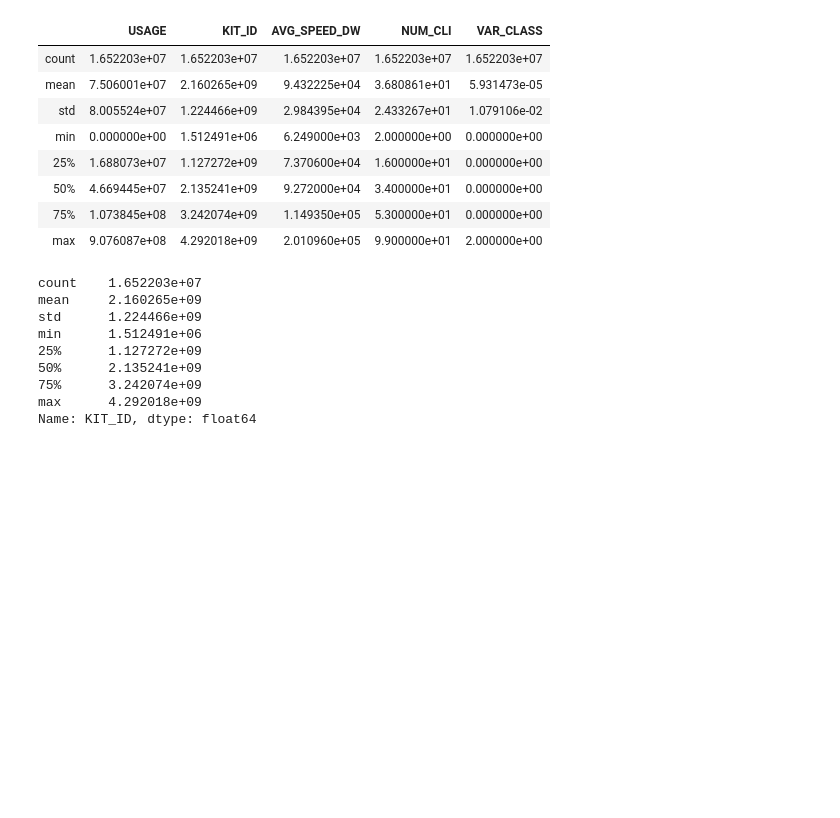
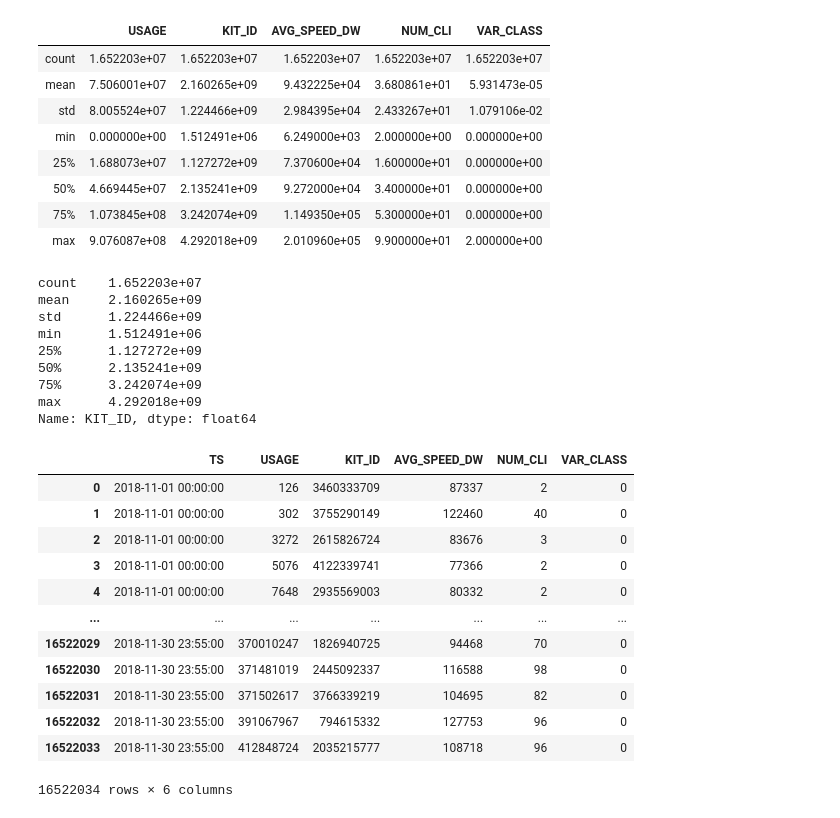
Before and after one commit to kevintr/DataScienceLab, a Jupyter notebook: NoteBook di inzio.ipynb, the cells around one changed output. Drawn from its saved outputs; the diff is of its cells as text; code cells hidden in the pictures; blank space fills up the shorter version.

Commit message:
Dropna

```diff
--- a/NoteBook di inzio.ipynb
+++ b/NoteBook di inzio.ipynb
@@ -166,3 +166,19 @@ max      4.292018e+09
 Name: KIT_ID, dtype: float64
 # %%
 training['USAGE','AVG_SPEED_DW','NUM_CLI'].describe()
+# %%
+training.dropna()
+# %% [output]
+|  | TS | USAGE | KIT_ID | AVG_SPEED_DW | NUM_CLI | VAR_CLASS |
+| 0 | 2018-11-01 00:00:00 | 126 | 3460333709 | 87337 | 2 | 0 |
+| 1 | 2018-11-01 00:00:00 | 302 | 3755290149 | 122460 | 40 | 0 |
+| 2 | 2018-11-01 00:00:00 | 3272 | 2615826724 | 83676 | 3 | 0 |
+| 3 | 2018-11-01 00:00:00 | 5076 | 4122339741 | 77366 | 2 | 0 |
+| 4 | 2018-11-01 00:00:00 | 7648 | 2935569003 | 80332 | 2 | 0 |
+| ... | ... | ... | ... | ... | ... | ... |
+| 16522029 | 2018-11-30 23:55:00 | 370010247 | 1826940725 | 94468 | 70 | 0 |
+| 16522030 | 2018-11-30 23:55:00 | 371481019 | 2445092337 | 116588 | 98 | 0 |
+| 16522031 | 2018-11-30 23:55:00 | 371502617 | 3766339219 | 104695 | 82 | 0 |
+| 16522032 | 2018-11-30 23:55:00 | 391067967 | 794615332 | 127753 | 96 | 0 |
+| 16522033 | 2018-11-30 23:55:00 | 412848724 | 2035215777 | 108718 | 96 | 0 |
+16522034 rows × 6 columns
```
